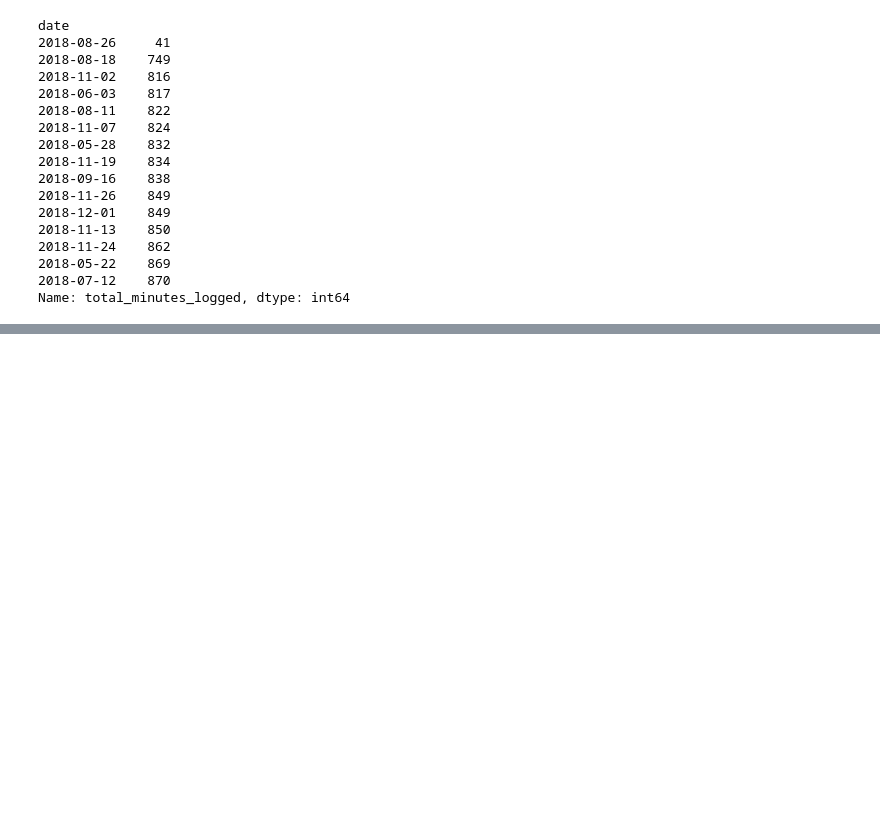
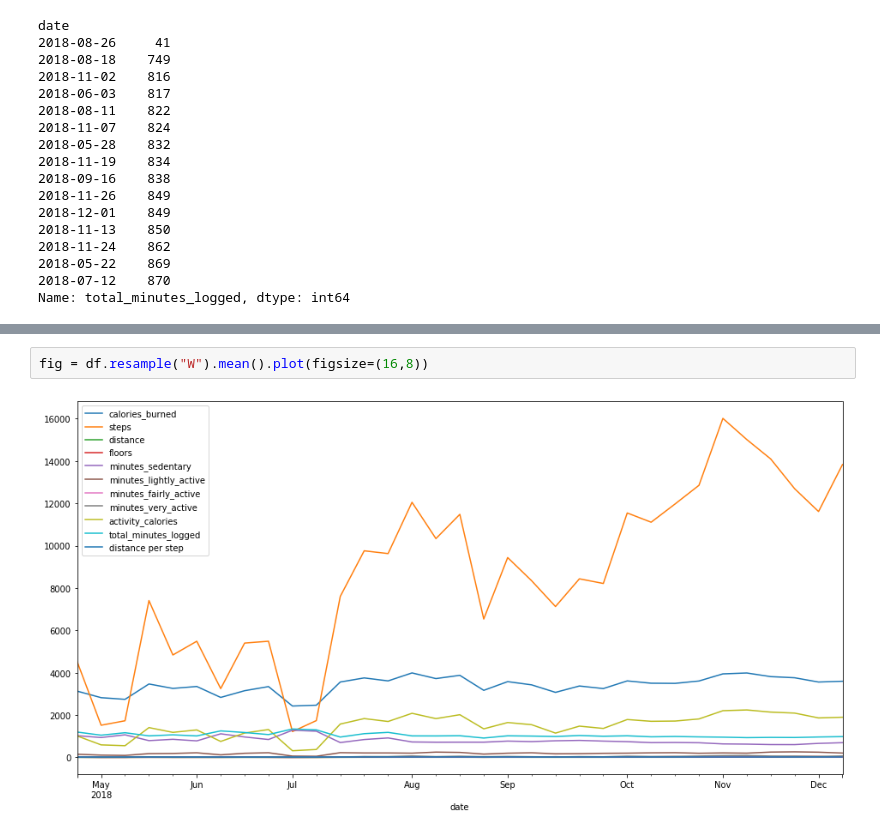
Before and after one commit to Dairy-Time/time-series-project, a Jupyter notebook: Fitbit_Data.ipynb, the cells around one changed output, grey strips where cells are left out. Saved outputs shown, nothing was run; the diff lists cells and outputs as text; blank space fills up the shorter version.

```diff
--- a/Fitbit_Data.ipynb
+++ b/Fitbit_Data.ipynb
@@ -239,0 +272,4 @@ Name: total_minutes_logged, dtype: int64
+# %%
+fig = df.resample("W").mean().plot(figsize=(16,8))
+# %% [output]
+[figure, added]
```
Also changed, not shown: parts of 6 cells of this notebook.
